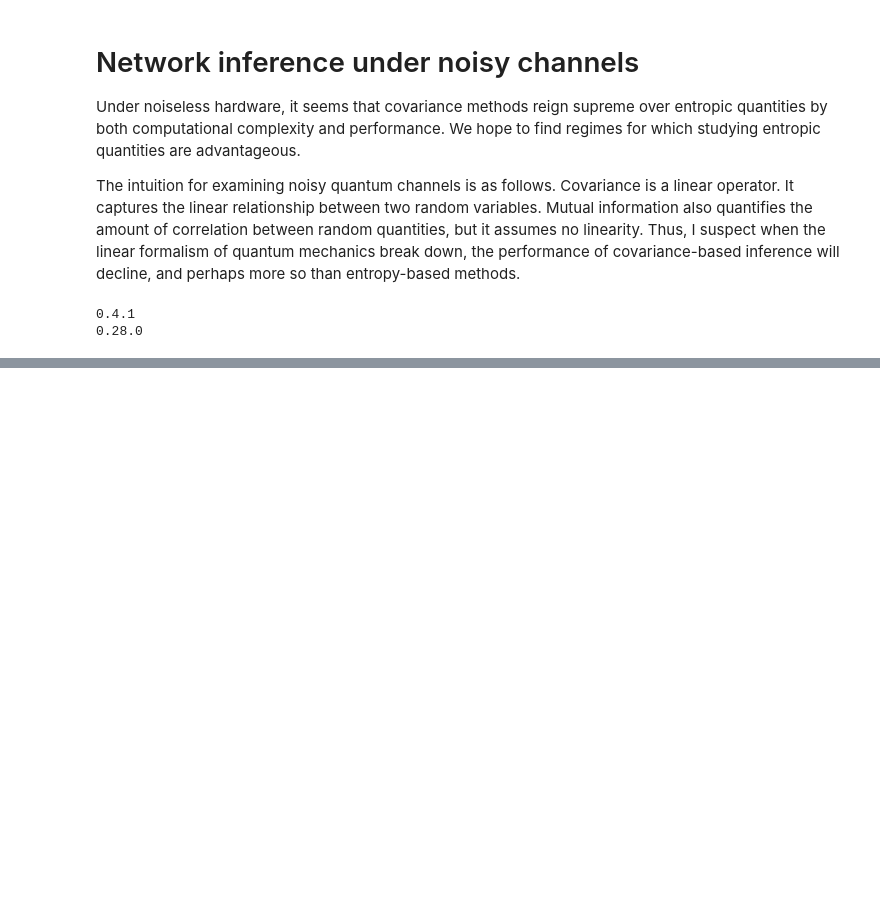
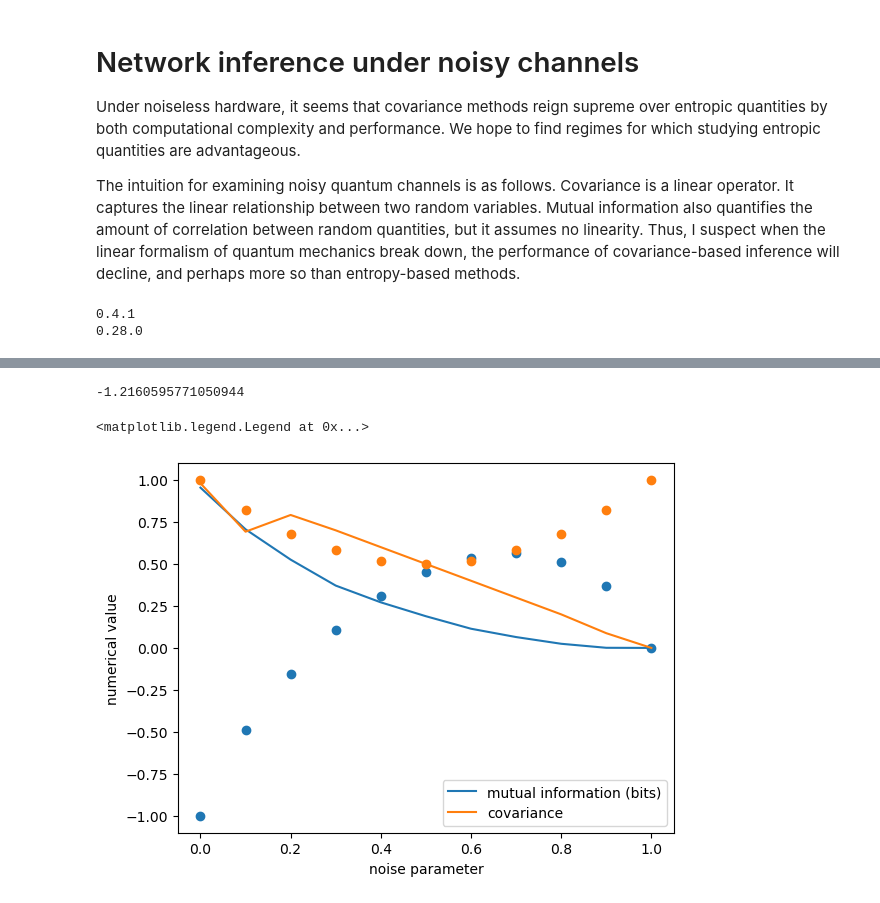
Before and after one commit to ChitambarLab/qNetTI, a Jupyter notebook: demos/covariance_vs_entropic_inference_noisy.ipynb, the cells around one changed output, grey strips where cells are left out. Drawn from its saved outputs; the diff is of its cells as text; code cells hidden in the pictures; blank space fills up the shorter version.

```diff
--- a/demos/covariance_vs_entropic_inference_noisy.ipynb
+++ b/demos/covariance_vs_entropic_inference_noisy.ipynb
@@ -179,0 +168,48 @@ distance to expected :  4.005447614608562
+# %%
+def amplitude_damping_prep_node(gam):
+    def rot_bell_state(settings, wires):
+        qnetvo.ghz_state(settings, wires)
+        qml.ArbitraryUnitary([qnp.pi / 4, 0.3, -1.5], wires=[wires[0]])
+        qml.ArbitraryUnitary([-0.7, 2.9, 1.2], wires=[wires[1]])
+        qml.AmplitudeDamping(gam, wires=[wires[0]])
+        qml.AmplitudeDamping(gam, wires=[wires[1]])
+
+    bell_state_prep_node = qnetvo.PrepareNode(wires=[0, 1], ansatz_fn=rot_bell_state)
+    return bell_state_prep_node
+
+def amp_damp_mmi(gam):
+    HX = -(gam*my_log(gam) + (1-gam)*my_log(1-gam))
+    nHXY = (1+gam**2)*my_log((1+gam**2)/2)/2 + gam*(1-gam)*my_log(gam*(1-gam)/2) + (1-gam)**2*my_log((1-gam)**2/2)/2
+    return 2*HX + nHXY
+
+def amp_damp_cov(gam):
+    return abs(1 + 2*gam**2 - 2*gam)
+# %%
+def amp_damp_mmi(gam):
+    meas_nodes = [qnetvo.MeasureNode(wires=[0], ansatz_fn=qml.ArbitraryUnitary, num_settings=3),
+                  qnetvo.MeasureNode(wires=[1], ansatz_fn=qml.ArbitraryUnitary, num_settings=3)]
+    mmi = qnetti.measured_mutual_info_cost_fn(qnetvo.NetworkAnsatz([amplitude_damping_prep_node(gam)], meas_nodes))
+    return mmi([0,0,0,0,0,0])
+
+def amp_damp_cov(gam):
+    cov_cost = qnetti.qubit_covariance_cost_fn(amplitude_damping_prep_node(gam), meas_wires=[0,1])
+    return cov_cost([0,0,0,0,0,0])
+
+amp_damp_cov(0.5)
+# %% [output]
+-1.2160595771050944
+# %%
+gamma = [x/10 for x in range(11)]
+char_mat_data = [characteristic_matrix_inference(amplitude_damping_prep_node(gam), ghz2_mat, num_steps=50, step_size=0.5, print_result=False, qnode_kwargs={}) for gam in gamma]
+cov_mat_data = [covariance_matrix_inference(amplitude_damping_prep_node(gam), 2, ghz2_mat, step_size=0.5, num_steps=50, verbose=False, print_result=False) for gam in gamma]
+
+plt.plot(gamma, [mat[0,1] for mat in char_mat_data], label='mutual information (bits)')
+plt.plot(gamma, [abs(mat[0,1]) for mat in cov_mat_data], label='covariance')
+plt.scatter(gamma, [amp_damp_mmi(gam) for gam in gamma])
+plt.scatter(gamma, [amp_damp_cov(gam) for gam in gamma])
+plt.xlabel('noise parameter')
+plt.ylabel('numerical value')
+plt.legend()
+# %% [output]
+<matplotlib.legend.Legend at 0x...>
+[figure, added]
```
Also changed, not shown: parts of 19 cells of this notebook.
